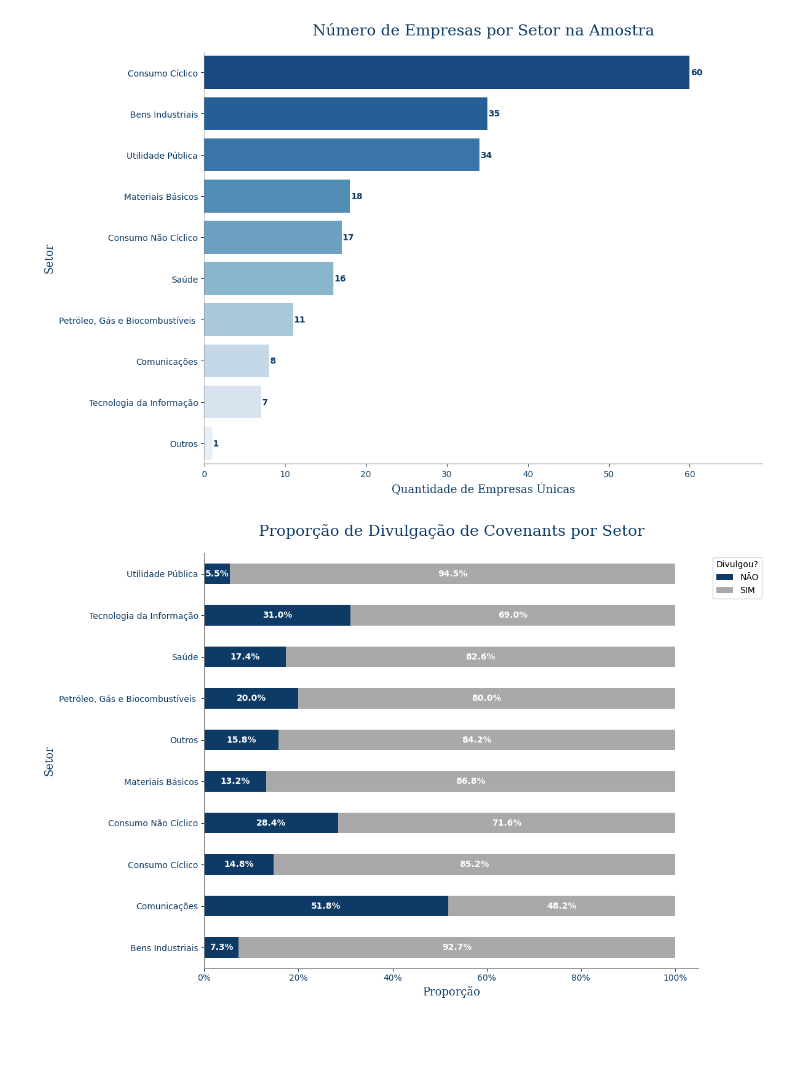
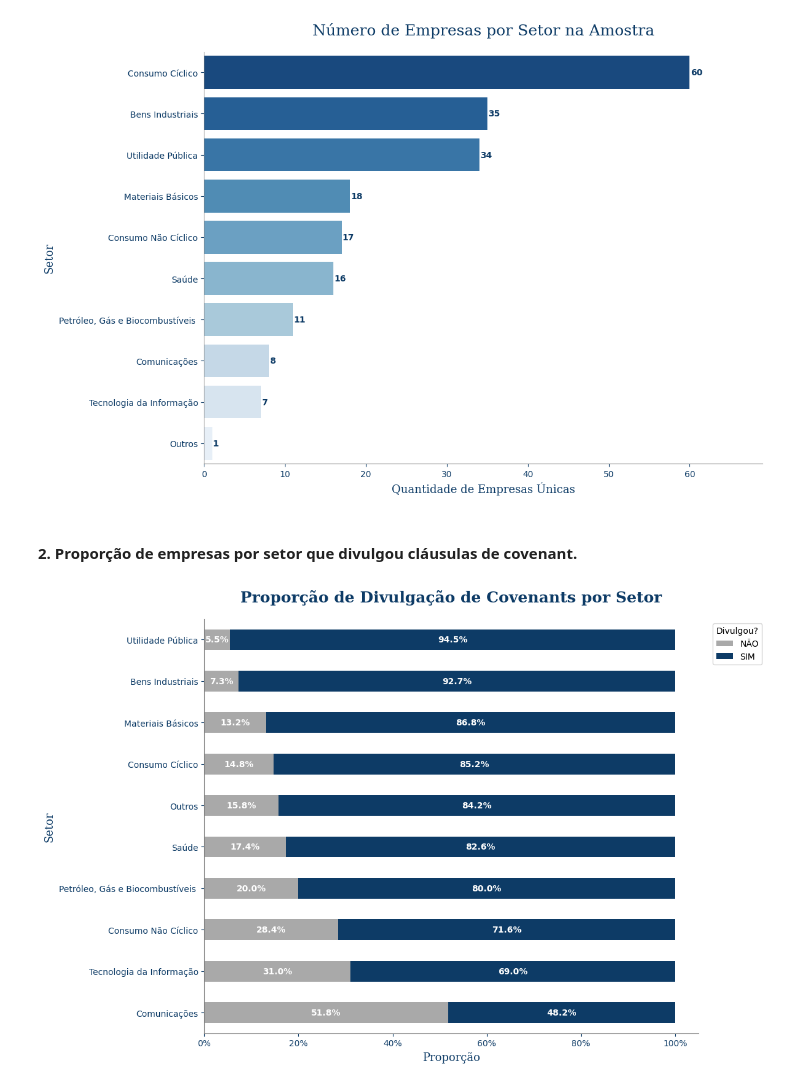
Before and after one commit to meduardajustino/Covenants-Contabeis, a Jupyter notebook: Análise Covenants.ipynb, the cells around one changed output. Cells and saved outputs as stored; diff of their text form; code cells hidden in the pictures; blank space fills up the shorter version.

Commit message:
Atualização das sessões sobre análise de séries temporais e dos índices financeiros.

```diff
--- a/Análise Covenants.ipynb
+++ b/Análise Covenants.ipynb
@@ -995,0 +1403,38 @@ tabela_final_formatada
+# %%
+# 1. Preparar os dados
+df_analise = df_filtrado.dropna(subset=['Violou?', 'Indice_Padronizado_Final'])
+top_10_indices = df_analise['Indice_Padronizado_Final'].value_counts().nlargest(10).index
+df_analise_top10 = df_analise[df_analise['Indice_Padronizado_Final'].isin(top_10_indices)]
+
+# 2. Criar tabela de contingência e normalizar
+tabela_viol_indice = pd.crosstab(
+    df_analise_top10['Indice_Padronizado_Final'],
+    df_analise_top10['Violou?'],
+    normalize='index'
+)
+if 'SIM' not in tabela_viol_indice.columns: tabela_viol_indice['SIM'] = 0
+tabela_viol_indice = tabela_viol_indice.sort_values(by='SIM', ascending=True)
+
+# 3. Plotagem
+ax = tabela_viol_indice[['NÃO', 'SIM']].plot(
+    kind='barh',
+    stacked=True,
+    figsize=(12, 8),
+    color=[cinza_claro, azul_escuro]
+)
+
+# Adiciona os rótulos de porcentagem
+for p in ax.patches:
+    width, height, x, y = p.get_width(), p.get_height(), p.get_x(), p.get_y()
+    if width > 0.03:
+        ax.text(x + width/2, y + height/2, f'{width:.1%}', ha='center', va='center', color='white', fontweight='bold')
+
+plt.title('Taxa de Violação por Tipo de Covenant (Top 10)', fontdict=font_titulo, pad=20)
+plt.xlabel('Proporção de Observações', fontdict=font_eixos)
+plt.ylabel('Índice Padronizado', fontdict=font_eixos)
+ax.xaxis.set_major_formatter(mtick.PercentFormatter(1.0))
+handles, labels = ax.get_legend_handles_labels()
+ax.legend(handles, labels, title='Violou?', bbox_to_anchor=(1.02, 1), loc='upper left')
+sns.despine()
+plt.tight_layout()
+plt.show()
@@ -1031,9 +1513,12 @@ Passing `palette` without assigning `hue` is deprecated and will be removed in v
 
   ax = sns.barplot(
 [figure]
+# %% [markdown]
+#### 2. Proporção de empresas por setor que divulgou cláusulas de covenant.
 # %%
 # Cria uma tabela de contingência
-tabela_divulgacao = pd.crosstab(df_filtrado['Setor'], df_filtrado['DIVULGOU'])
+tabela_divulgacao = pd.crosstab(df_filtrado['Setor'], df_filtrado['DIVULGOU'], normalize='index')
+tabela_divulgacao = tabela_divulgacao.sort_values(by='SIM', ascending=True)
 
 # Normaliza a tabela para que a soma de cada linha seja 1 (100%)
 tabela_norm = tabela_divulgacao.div(tabela_divulgacao.sum(axis=1), axis=0)
@@ -1041,32 +1526,32 @@ tabela_norm = tabela_divulgacao.div(tabela_divulgacao.sum(axis=1), axis=0)
 # Plotagem
 ax = tabela_norm.plot(
     kind='barh',
     stacked=True,
     figsize=(12, 8),
-    color=[azul_escuro, '#a9a9a9'] # 'SIM' em azul, 'NÃO' em cinza
+    color=['#a9a9a9', azul_escuro] # 'SIM' em azul, 'NÃO' em cinza
 )
 
 # Adiciona os rótulos de porcentagem
 for p in ax.patches:
     width = p.get_width()
     height = p.get_height()
     x, y = p.get_xy()
     if width > 0:
         ax.text(x + width/2,
                 y + height/2,
                 f'{width:.1%}', # Formata como porcentagem
                 ha='center',
                 va='center',
                 color='white',
                 fontweight='bold')
 
 plt.title('Proporção de Divulgação de Covenants por Setor', fontdict=font_titulo, pad=20)
 plt.xlabel('Proporção', fontdict=font_eixos)
 plt.ylabel('Setor', fontdict=font_eixos)
 plt.legend(title='Divulgou?', bbox_to_anchor=(1.02, 1), loc='upper left') # Legenda fora do gráfico
 ax.xaxis.set_major_formatter(plt.FuncFormatter('{:.0%}'.format)) # Formata o eixo X como %
 sns.despine()
 plt.tight_layout()
 plt.show()
 # %% [output]
-[figure, old version]
+[figure, new version]
```
Also changed, not shown: parts of 51 cells of this notebook, 5 other files.
